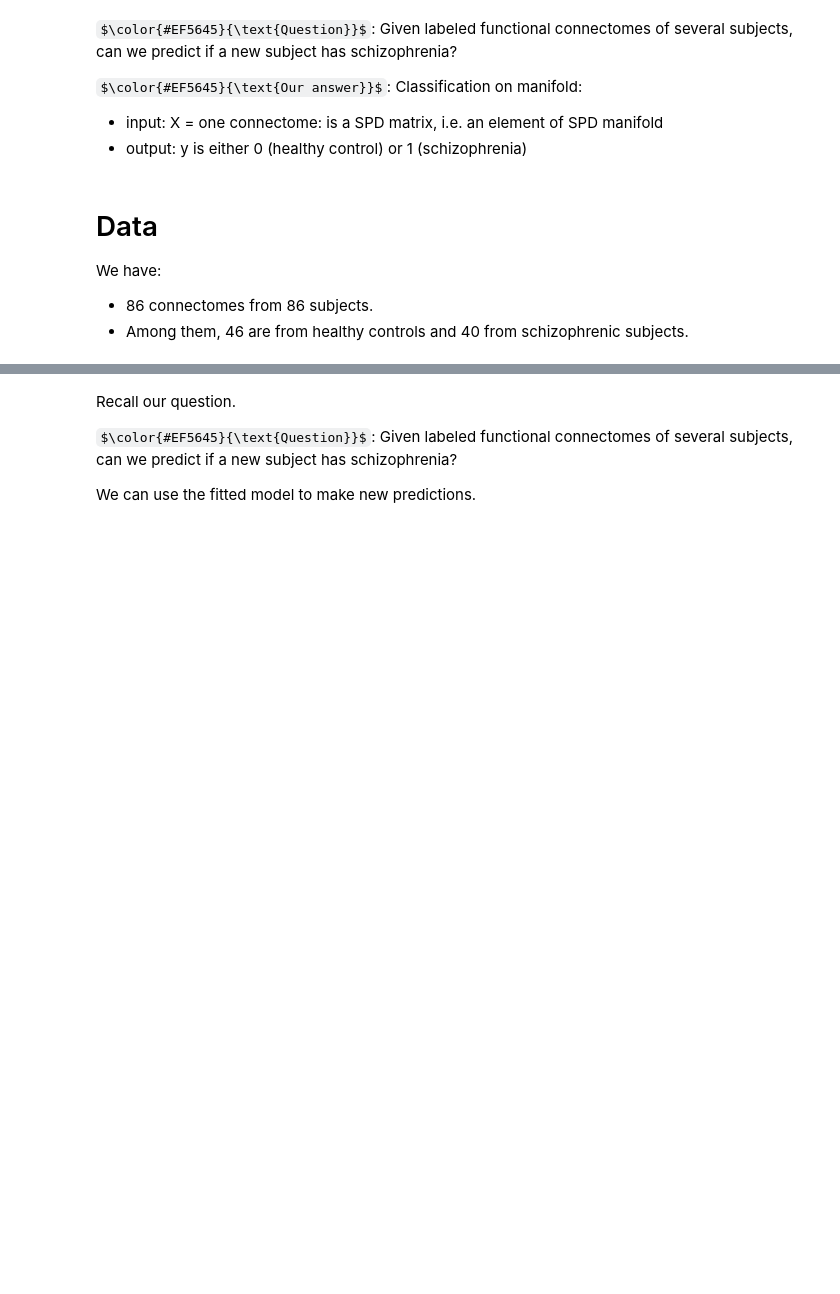
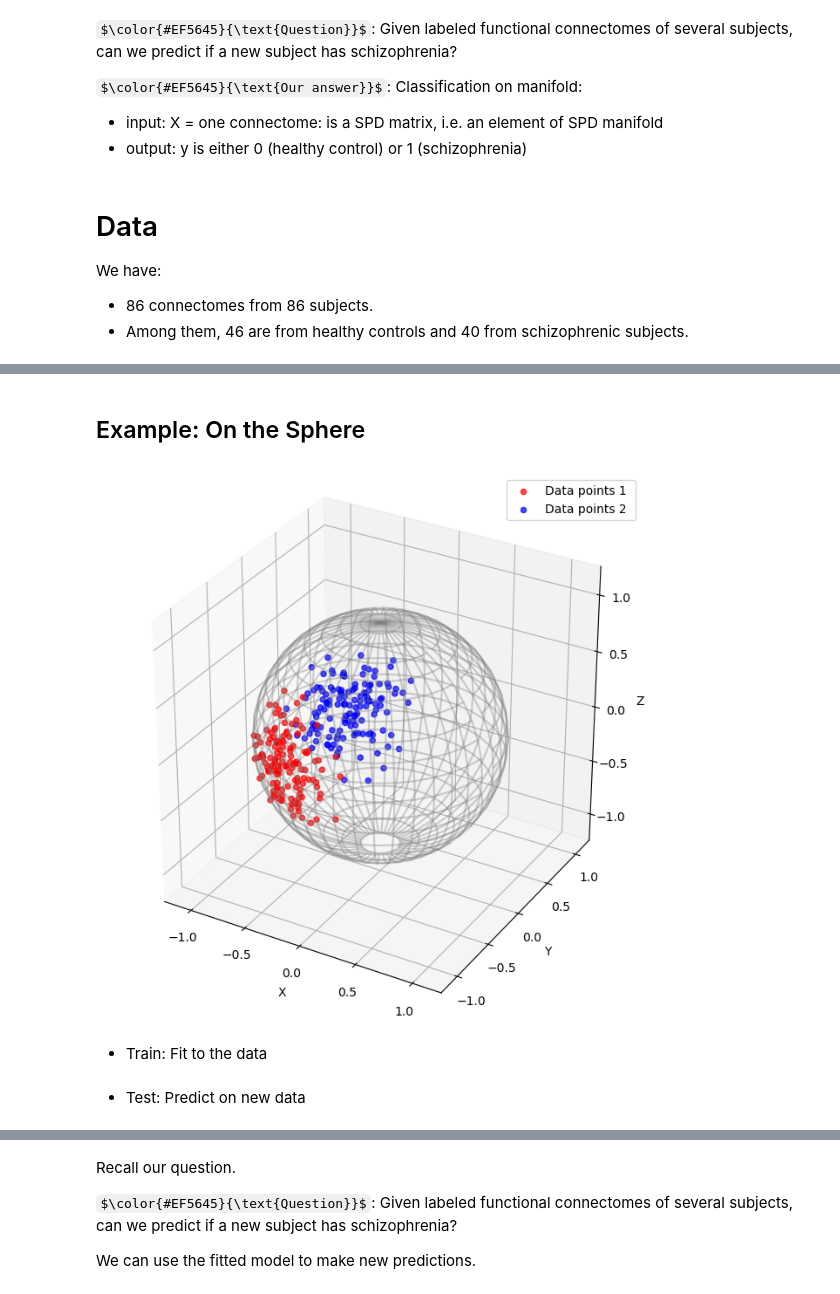
Before and after one commit to geometric-intelligence/ece594n, a Jupyter notebook: lectures/03_d_clustering.ipynb, the cells around one changed output, grey strips where cells are left out. Saved outputs shown, nothing was run; the diff lists cells and outputs as text; code cells hidden in the pictures; some formulas as TeX source; blank space fills up the shorter version.

```diff
--- a/lectures/03_d_clustering.ipynb
+++ b/lectures/03_d_clustering.ipynb
@@ -207,0 +257,29 @@ We get an accuracy of 0.73.
+# %% [markdown]
+## Example: On the Sphere
+# %%
+sphere = Hypersphere(dim=2)
+cluster = sphere.random_von_mises_fisher(kappa=20, n_samples=140)
+
+SO3 = SpecialOrthogonal(3)
+rotation1 = SO3.random_uniform()
+rotation2 = SO3.random_uniform()
+
+cluster_1 = cluster @ rotation1
+cluster_2 = cluster @ rotation2
+
+data = np.concatenate((cluster_1, cluster_2), axis=0)
+# %%
+fig = plt.figure(figsize=(8, 8))
+ax = viz.plot(
+    cluster_1, space="S2", color="red", alpha=0.7, label="Data points 1 "
+)
+ax = viz.plot(
+    cluster_2, space="S2", ax=ax, color="blue", alpha=0.7, label="Data points 2"
+)
+ax.auto_scale_xyz([-1, 1], [-1, 1], [-1, 1])
+ax.legend()
+plt.show();
+# %% [output]
+[figure, added]
+# %% [markdown]
+- Train: Fit to the data
@@ -207,0 +291,2 @@ We get an accuracy of 0.73.
+# %% [markdown]
+- Test: Predict on new data
```
Also changed, not shown: parts of 69 cells of this notebook, 12 other files.
